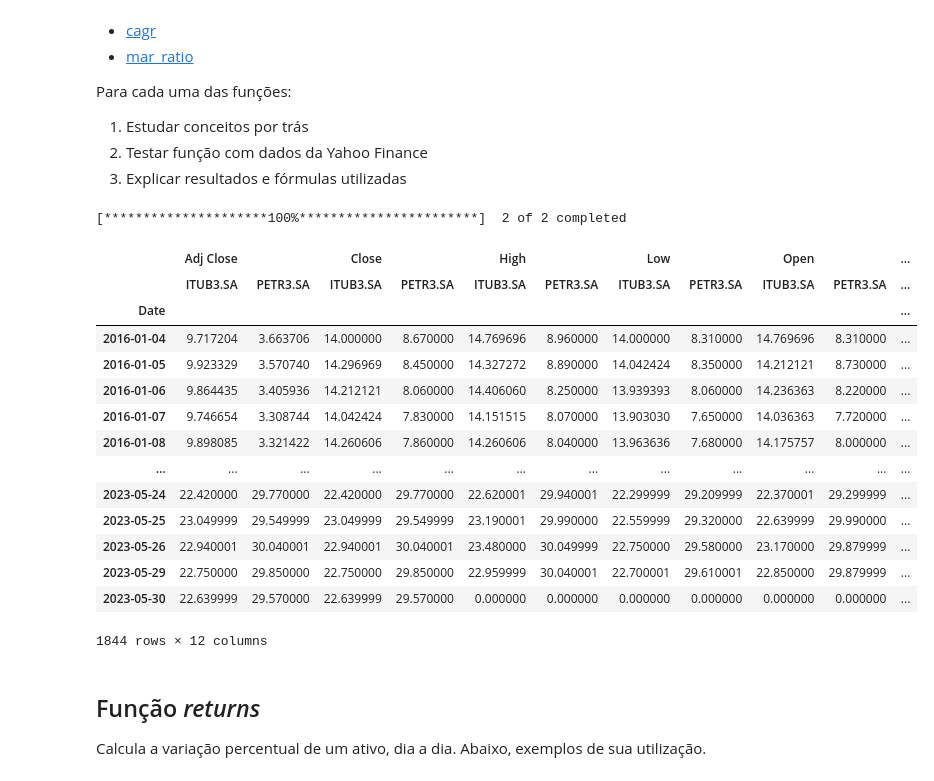
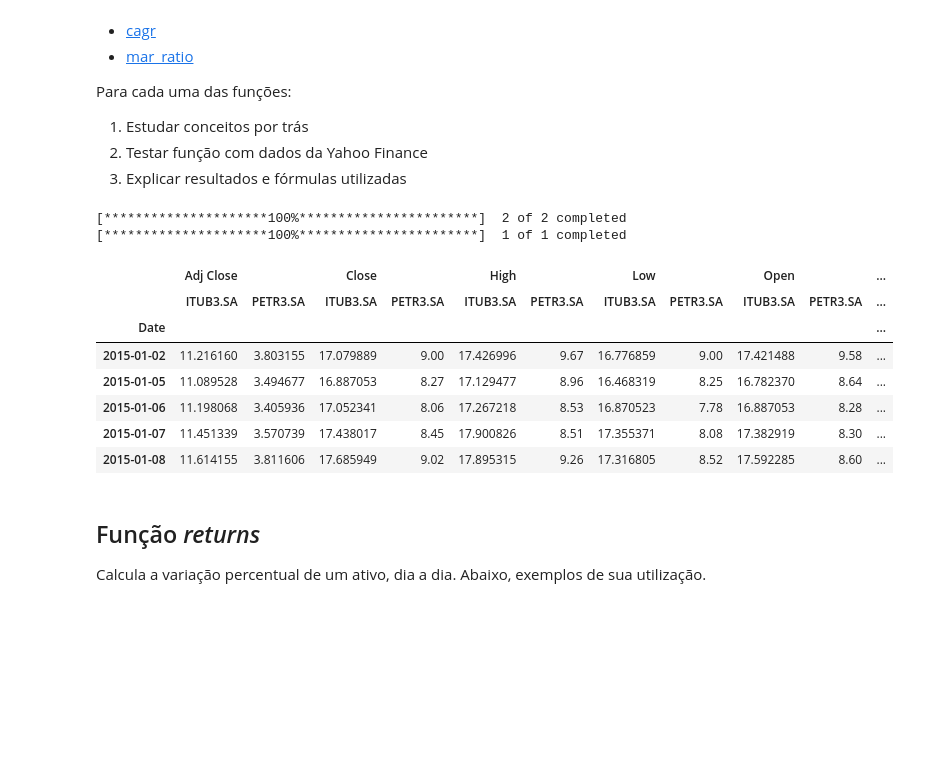
Before and after one commit to turing-usp/turingquant-exemplos, a Jupyter notebook: metrics_retorno.ipynb, the cells around one changed output. Cells and saved outputs as stored; diff of their text form; code cells hidden in the pictures; blank space fills up the shorter version.

```diff
--- a/metrics_retorno.ipynb
+++ b/metrics_retorno.ipynb
@@ -22,27 +24,22 @@ Para cada uma das funções:
 2. Testar função com dados da Yahoo Finance
 3. Explicar resultados e fórmulas utilizadas
 # %%
-df = yf.download(["ITUB3.SA","PETR3.SA"], start='2020-01-01')
+df = yf.download(["ITUB3.SA","PETR3.SA"], start='2015-01-01', end='2023-01-01')
+df2 = yf.download(["ITUB3.SA"], start='2015-01-01', end='2023-01-01')
 # %% [output]
 [*********************100%***********************]  2 of 2 completed
+[*********************100%***********************]  1 of 1 completed
 # %%
-df
+df.head()
 # %% [output]
 |  | Adj Close |  | Close |  | High |  | Low |  | Open |  | ... |
 |  | ITUB3.SA | PETR3.SA | ITUB3.SA | PETR3.SA | ITUB3.SA | PETR3.SA | ITUB3.SA | PETR3.SA | ITUB3.SA | PETR3.SA | ... |
 | Date |  |  |  |  |  |  |  |  |  |  | ... |
-| 2016-01-04 | 9.717204 | 3.663706 | 14.000000 | 8.670000 | 14.769696 | 8.960000 | 14.000000 | 8.310000 | 14.769696 | 8.310000 | ... |
-| 2016-01-05 | 9.923329 | 3.570740 | 14.296969 | 8.450000 | 14.327272 | 8.890000 | 14.042424 | 8.350000 | 14.212121 | 8.730000 | ... |
-| 2016-01-06 | 9.864435 | 3.405936 | 14.212121 | 8.060000 | 14.406060 | 8.250000 | 13.939393 | 8.060000 | 14.236363 | 8.220000 | ... |
-| 2016-01-07 | 9.746654 | 3.308744 | 14.042424 | 7.830000 | 14.151515 | 8.070000 | 13.903030 | 7.650000 | 14.036363 | 7.720000 | ... |
-| 2016-01-08 | 9.898085 | 3.321422 | 14.260606 | 7.860000 | 14.260606 | 8.040000 | 13.963636 | 7.680000 | 14.175757 | 8.000000 | ... |
-| ... | ... | ... | ... | ... | ... | ... | ... | ... | ... | ... | ... |
-| 2023-05-24 | 22.420000 | 29.770000 | 22.420000 | 29.770000 | 22.620001 | 29.940001 | 22.299999 | 29.209999 | 22.370001 | 29.299999 | ... |
-| 2023-05-25 | 23.049999 | 29.549999 | 23.049999 | 29.549999 | 23.190001 | 29.990000 | 22.559999 | 29.320000 | 22.639999 | 29.990000 | ... |
-| 2023-05-26 | 22.940001 | 30.040001 | 22.940001 | 30.040001 | 23.480000 | 30.049999 | 22.750000 | 29.580000 | 23.170000 | 29.879999 | ... |
-| 2023-05-29 | 22.750000 | 29.850000 | 22.750000 | 29.850000 | 22.959999 | 30.040001 | 22.700001 | 29.610001 | 22.850000 | 29.879999 | ... |
-| 2023-05-30 | 22.639999 | 29.570000 | 22.639999 | 29.570000 | 0.000000 | 0.000000 | 0.000000 | 0.000000 | 0.000000 | 0.000000 | ... |
+| 2015-01-02 | 11.216160 | 3.803155 | 17.079889 | 9.00 | 17.426996 | 9.67 | 16.776859 | 9.00 | 17.421488 | 9.58 | ... |
+| 2015-01-05 | 11.089528 | 3.494677 | 16.887053 | 8.27 | 17.129477 | 8.96 | 16.468319 | 8.25 | 16.782370 | 8.64 | ... |
+| 2015-01-06 | 11.198068 | 3.405936 | 17.052341 | 8.06 | 17.267218 | 8.53 | 16.870523 | 7.78 | 16.887053 | 8.28 | ... |
+| 2015-01-07 | 11.451339 | 3.570739 | 17.438017 | 8.45 | 17.900826 | 8.51 | 17.355371 | 8.08 | 17.382919 | 8.30 | ... |
+| 2015-01-08 | 11.614155 | 3.811606 | 17.685949 | 9.02 | 17.895315 | 9.26 | 17.316805 | 8.52 | 17.592285 | 8.60 | ... |
-1844 rows × 12 columns
 # %% [markdown]
 ## Função _returns_
 
```
Also changed, not shown: parts of 15 cells of this notebook.
